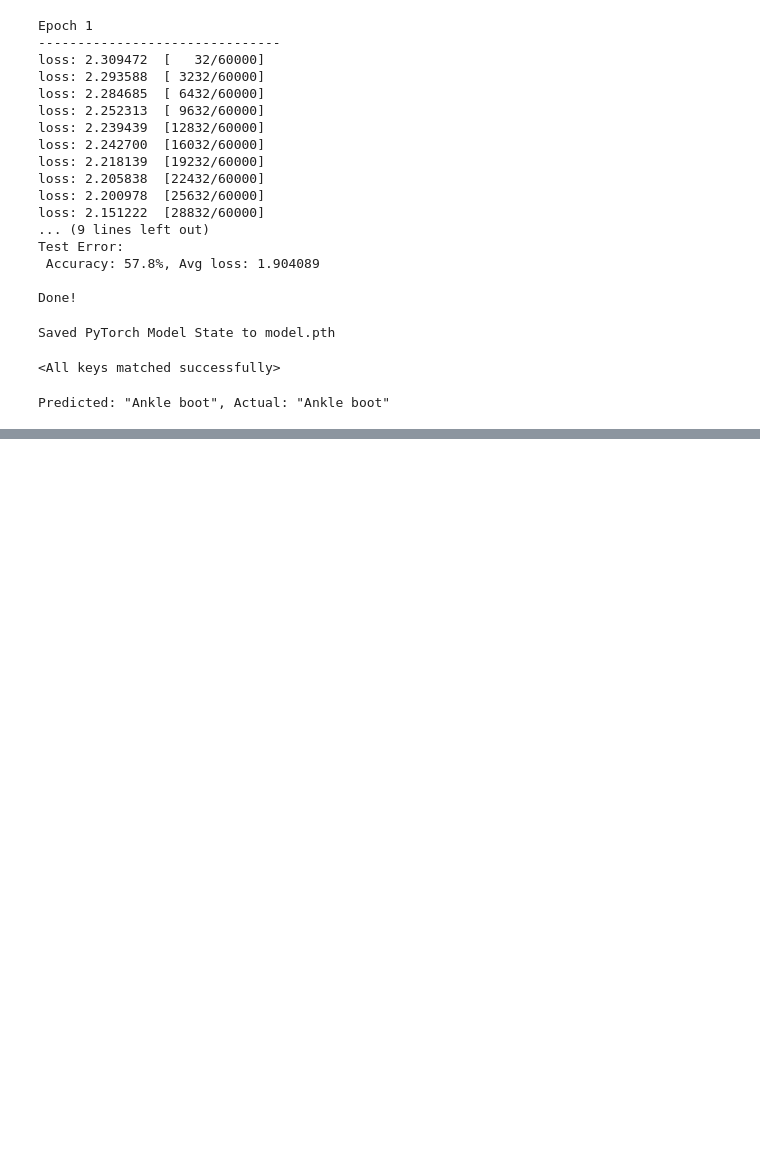
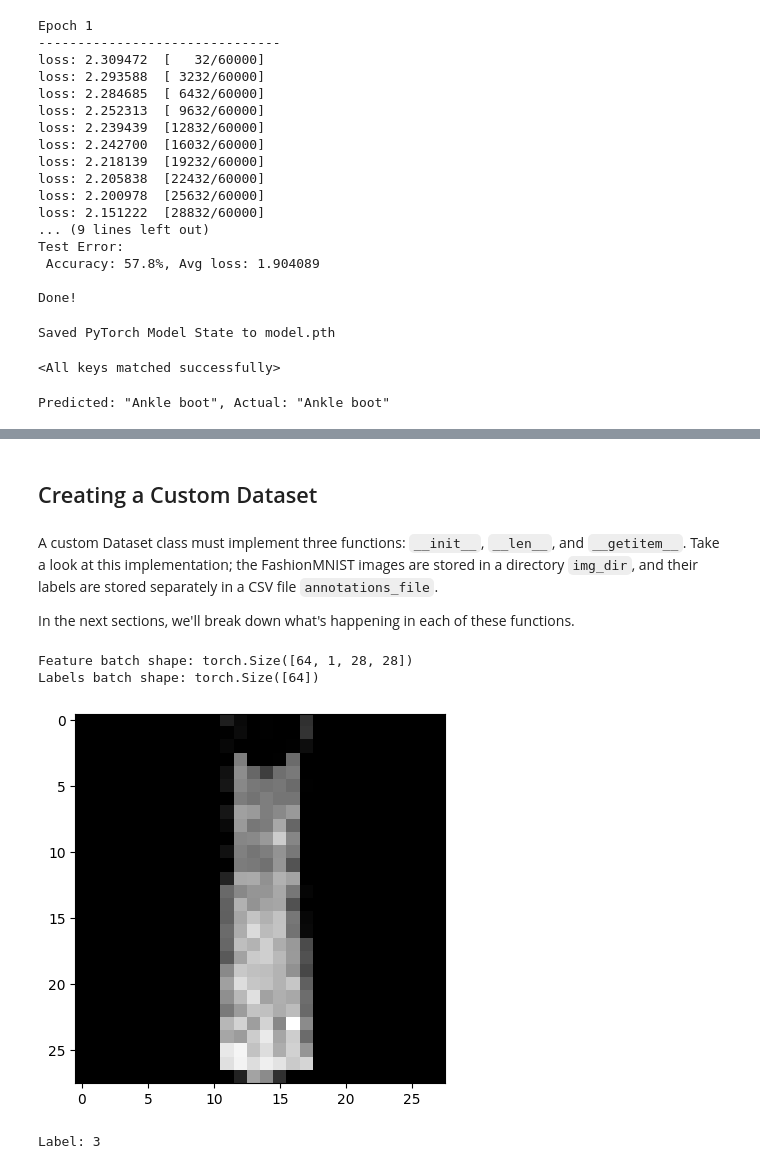
Before and after one commit to RafsanJany-44/Learn_The_Depth, a Jupyter notebook: python-torch-light-1.ipynb, the cells around one changed output, grey strips where cells are left out. Cells and saved outputs as stored; diff of their text form; code cells hidden in the pictures; blank space fills up the shorter version.

```diff
--- a/python-torch-light-1.ipynb
+++ b/python-torch-light-1.ipynb
@@ -455,0 +528,8 @@ Predicted: "Ankle boot", Actual: "Ankle boot"
+# %% [markdown]
+## Creating a Custom Dataset
+# %% [markdown]
+A custom Dataset class must implement three functions: `__init__`, `__len__`, and `__getitem__`.
+Take a look at this implementation; the FashionMNIST images are stored
+in a directory ``img_dir``, and their labels are stored separately in a CSV file ``annotations_file``.
+
+In the next sections, we'll break down what's happening in each of these functions.
@@ -455,0 +560,20 @@ Predicted: "Ankle boot", Actual: "Ankle boot"
+# %%
+from torch.utils.data import DataLoader
+
+train_dataloader = DataLoader(training_data, batch_size=64, shuffle=True)
+test_dataloader = DataLoader(test_data, batch_size=64, shuffle=True)
+# %%
+# Display image and label.
+train_features, train_labels = next(iter(train_dataloader))
+print(f"Feature batch shape: {train_features.size()}")
+print(f"Labels batch shape: {train_labels.size()}")
+img = train_features[0].squeeze()
+label = train_labels[0]
+plt.imshow(img, cmap="gray")
+plt.show()
+print(f"Label: {label}")
+# %% [output]
+Feature batch shape: torch.Size([64, 1, 28, 28])
+Labels batch shape: torch.Size([64])
+[figure, added]
+Label: 3
```
Also changed, not shown: parts of 6 cells of this notebook.
